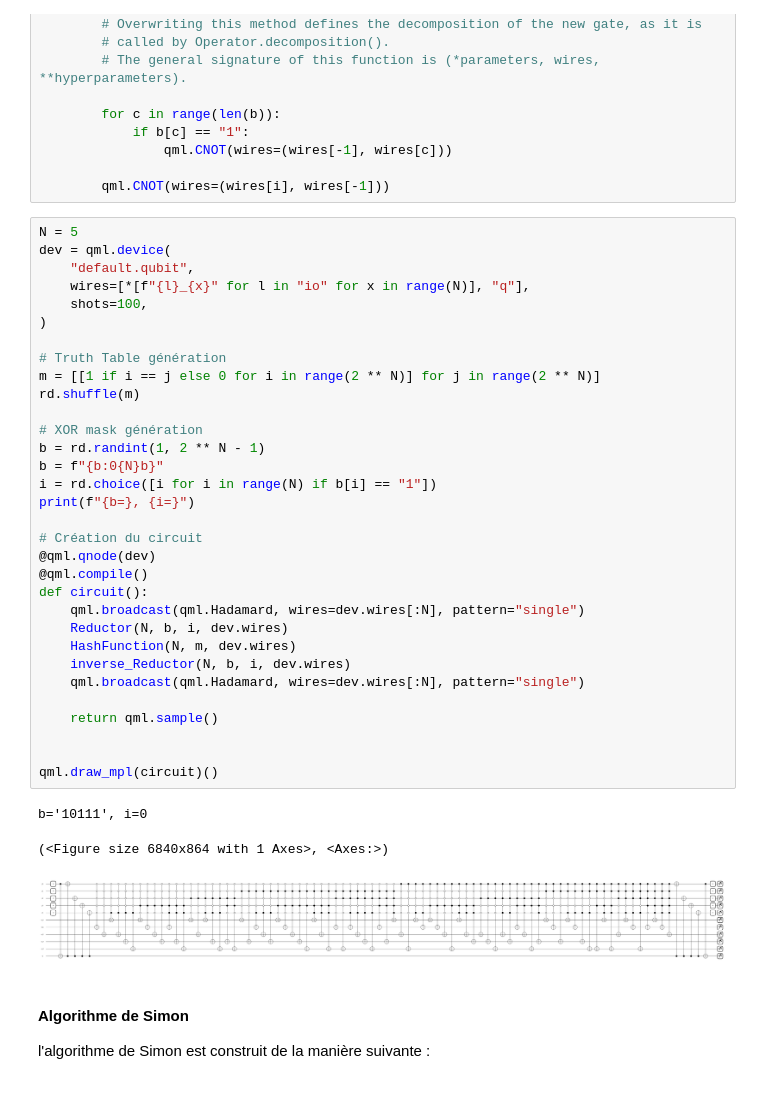
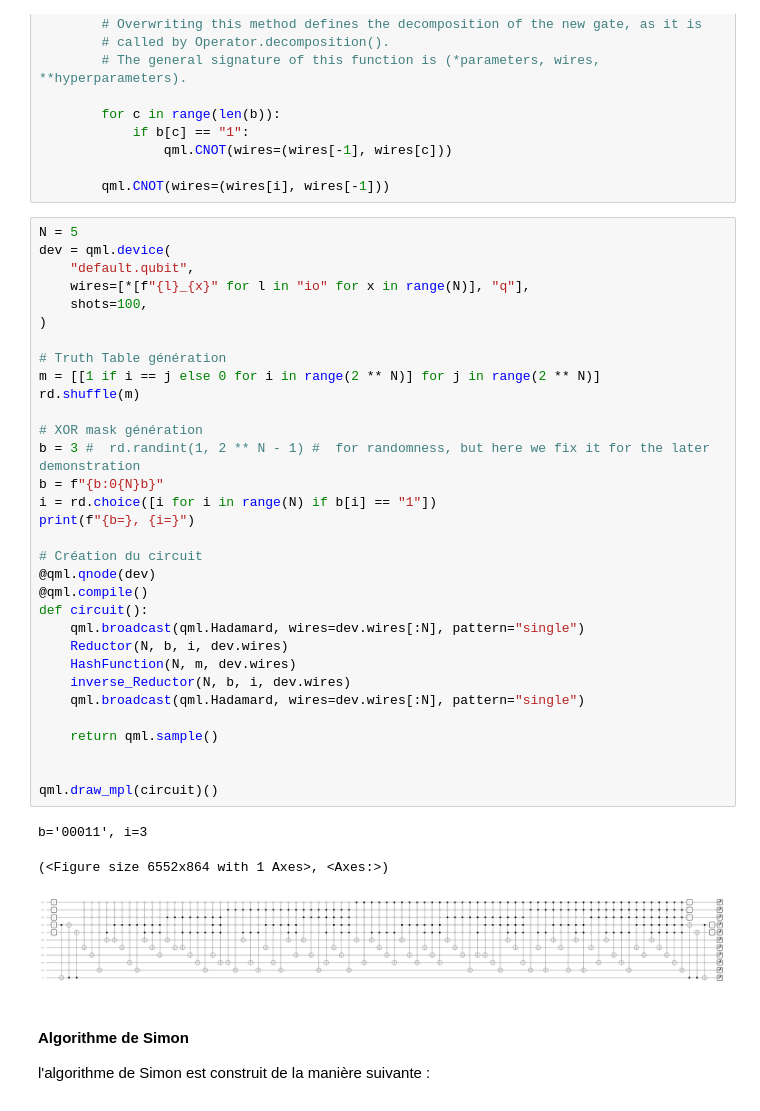
Before and after one commit to LucasLev/ProjetQuantique, a Jupyter notebook: Circuit.ipynb, the cells around one changed output. Saved outputs shown, nothing was run; the diff lists cells and outputs as text.

```diff
--- a/Circuit.ipynb
+++ b/Circuit.ipynb
@@ -147,37 +147,37 @@ N = 5
 dev = qml.device(
     "default.qubit",
     wires=[*[f"{l}_{x}" for l in "io" for x in range(N)], "q"],
     shots=100,
 )
 
 # Truth Table génération
 m = [[1 if i == j else 0 for i in range(2 ** N)] for j in range(2 ** N)]
 rd.shuffle(m)
 
 # XOR mask génération
-b = rd.randint(1, 2 ** N - 1)
+b = 3 #  rd.randint(1, 2 ** N - 1) #  for randomness, but here we fix it for the later demonstration
 b = f"{b:0{N}b}"
 i = rd.choice([i for i in range(N) if b[i] == "1"])
 print(f"{b=}, {i=}")
 
 # Création du circuit
 @qml.qnode(dev)
 @qml.compile()
 def circuit():
     qml.broadcast(qml.Hadamard, wires=dev.wires[:N], pattern="single")
     Reductor(N, b, i, dev.wires)
     HashFunction(N, m, dev.wires)
     inverse_Reductor(N, b, i, dev.wires)
     qml.broadcast(qml.Hadamard, wires=dev.wires[:N], pattern="single")
 
     return qml.sample()
 
 
 qml.draw_mpl(circuit)()
 # %% [output]
-b='10111', i=0
+b='00011', i=3
-(<Figure size 6840x864 with 1 Axes>, <Axes:>)
+(<Figure size 6552x864 with 1 Axes>, <Axes:>)
-[figure, old version]
+[figure, new version]
 # %% [markdown]
 #### Algorithme de Simon
 
```
Also changed, not shown: parts of 1 cell of this notebook.
